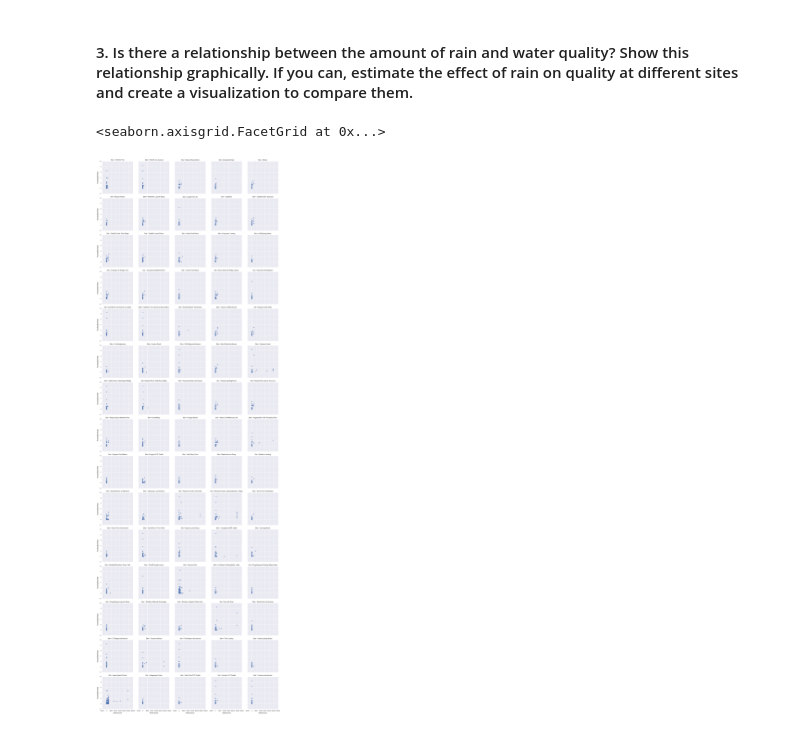
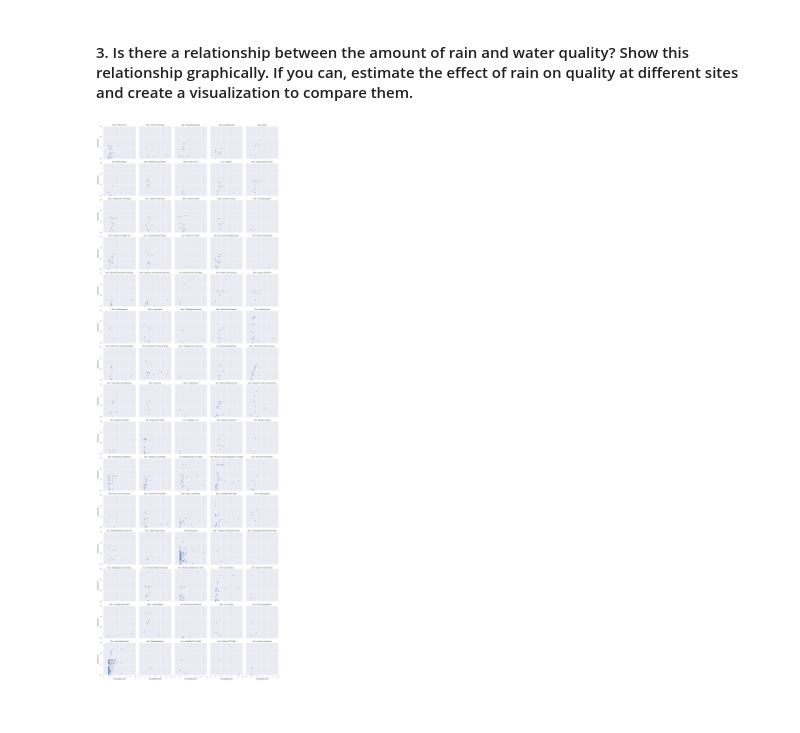
Before and after one commit to jhamski/IS608-DataVisualization-Assignments-Spring2016, a Jupyter notebook: Assignment 4/JamesHamski_assignment_4.ipynb, the cells around one changed output. Cells and saved outputs as stored; diff of their text form; code cells hidden in the pictures.

```diff
--- a/Assignment 4/JamesHamski_assignment_4.ipynb
+++ b/Assignment 4/JamesHamski_assignment_4.ipynb
@@ -129,7 +139,10 @@ This strip plot shows that some sites are monitored almost continuously, but mos
 # %%
 sns.set(font_scale=0.8)
 g = sns.FacetGrid(rk, col="Site", col_wrap = 5)
-g.map(plt.scatter, "EnteroCount", "FourDayRainTotal", alpha=.7)
+g = g.map(plt.scatter, "FourDayRainTotal", "EnteroCount", alpha=.7)
+
+g = g.fig.get_axes()[0].set_yscale('log')
+
+plt.show()
 # %% [output]
-<seaborn.axisgrid.FacetGrid at 0x...>
-[figure, old version]
+[figure, new version]
```
Also changed, not shown: parts of 2 cells of this notebook.
